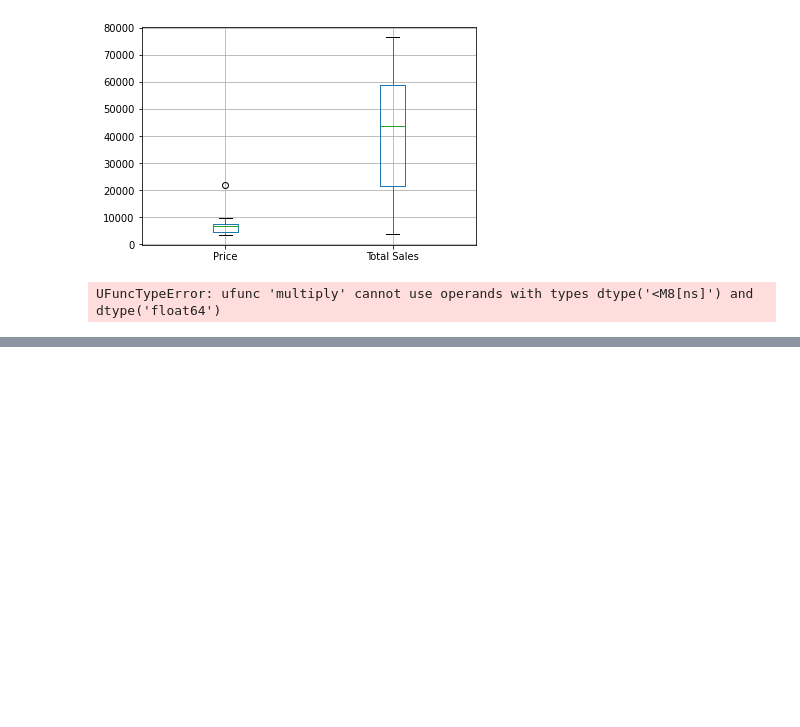
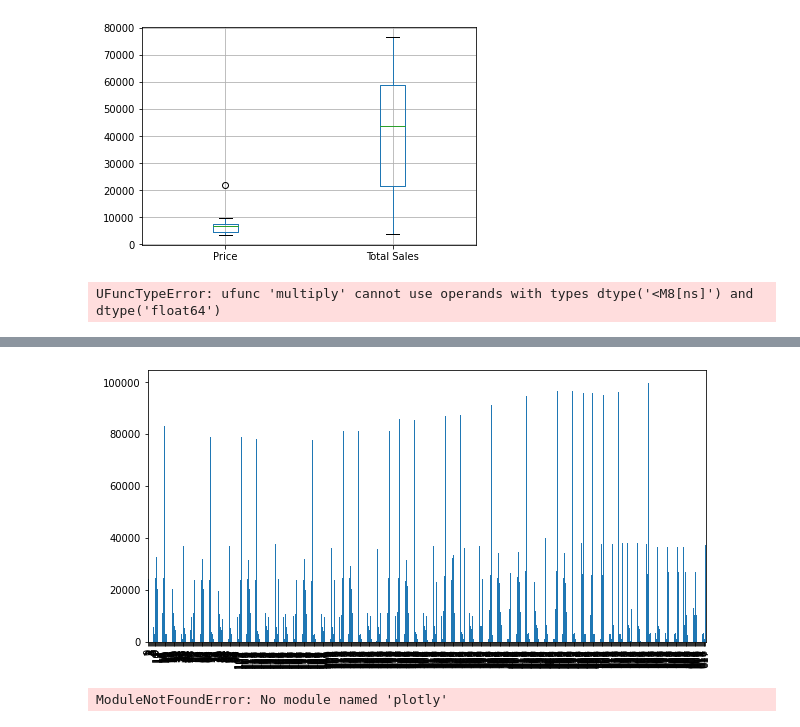
Before and after one commit to akshatz/dataScienceTutorial, a Jupyter notebook: introductionToMatplotlib.ipynb, the cells around one changed output, grey strips where cells are left out. Saved outputs shown, nothing was run; the diff lists cells and outputs as text; code cells hidden in the pictures; blank space fills up the shorter version.

```diff
--- a/introductionToMatplotlib.ipynb
+++ b/introductionToMatplotlib.ipynb
@@ -354,0 +477,8 @@ UFuncTypeError: ufunc 'multiply' cannot use operands with types dtype('<M8[ns]')
+# %%
+# Subplots option 2
+# fig, ax = plt.subplots(nrows=2,
+#                         ncols=2,
+#                         figsize=(10, 5))
+# Plot to each different index
+markets["Date"] = markets["Date"].apply(pd.to_datetime);
+markets.set_index(['Date'])
@@ -354,0 +500,32 @@ UFuncTypeError: ufunc 'multiply' cannot use operands with types dtype('<M8[ns]')
+# %%
+plt.rcParams["figure.figsize"] = (10, 5)
+markets["Previous close"].plot(kind='bar');
+# %% [output]
+[figure, added]
+# %%
+import numpy as np
+# import seaborn as sns
+
+#Read cars data from csv
+import pandas as pd
+data = pd.read_csv("data/car-sales.csv")
+data
+#Import modules
+# import plotly
+from plotly import graph_objs as go
+
+#Make Plotly figure
+fig1 = go.Scatter(x=data["Odometer (KM)"],
+                  y=data['price'],
+                  mode='markers')
+
+# Make Plot.ly Layout
+mylayout = go.Layout(xaxis=dict(title="curb-weight"),
+                     yaxis=dict( title="price"))
+
+#Plot and save html
+plotly.offline.plot({"data": [fig1],
+                     "layout": mylayout},
+                     auto_open=True)
+# %% [output]
+ModuleNotFoundError: No module named 'plotly'
```
Also changed, not shown: parts of 20 cells of this notebook.
